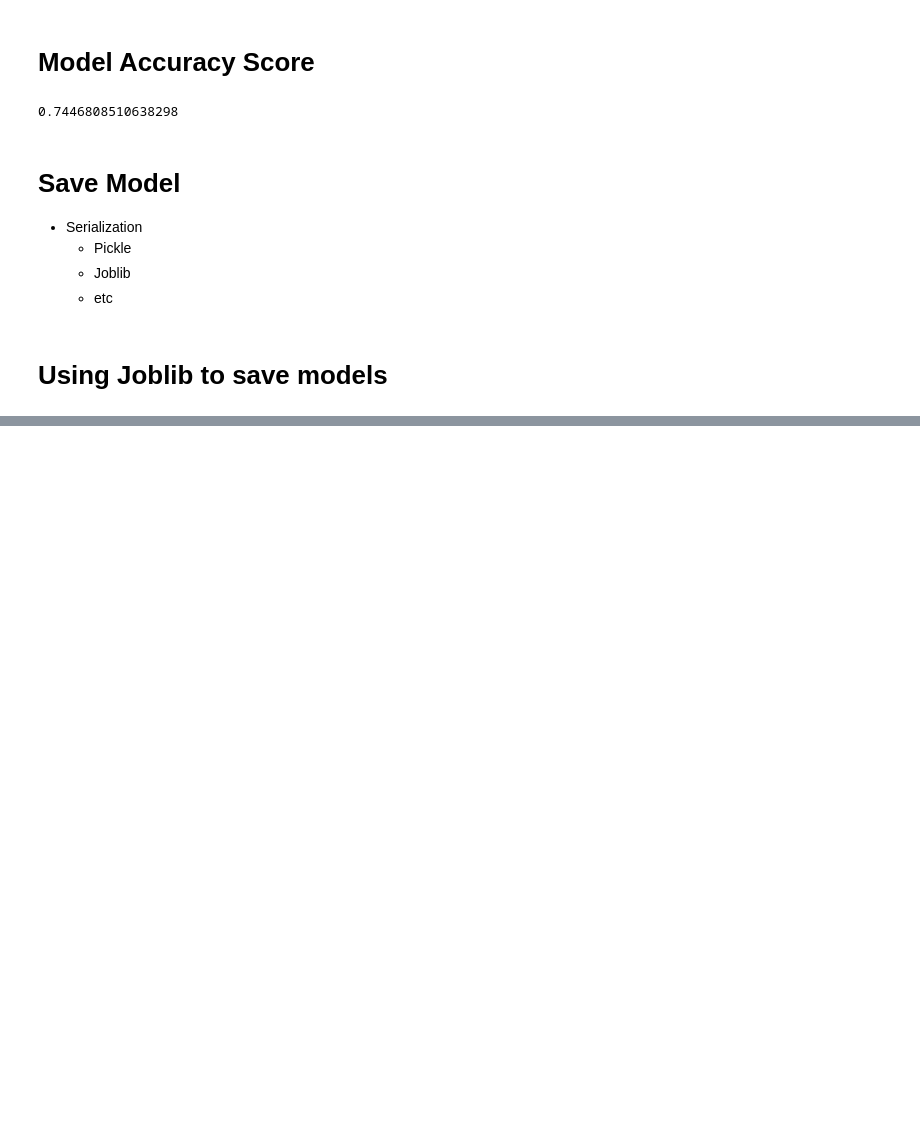
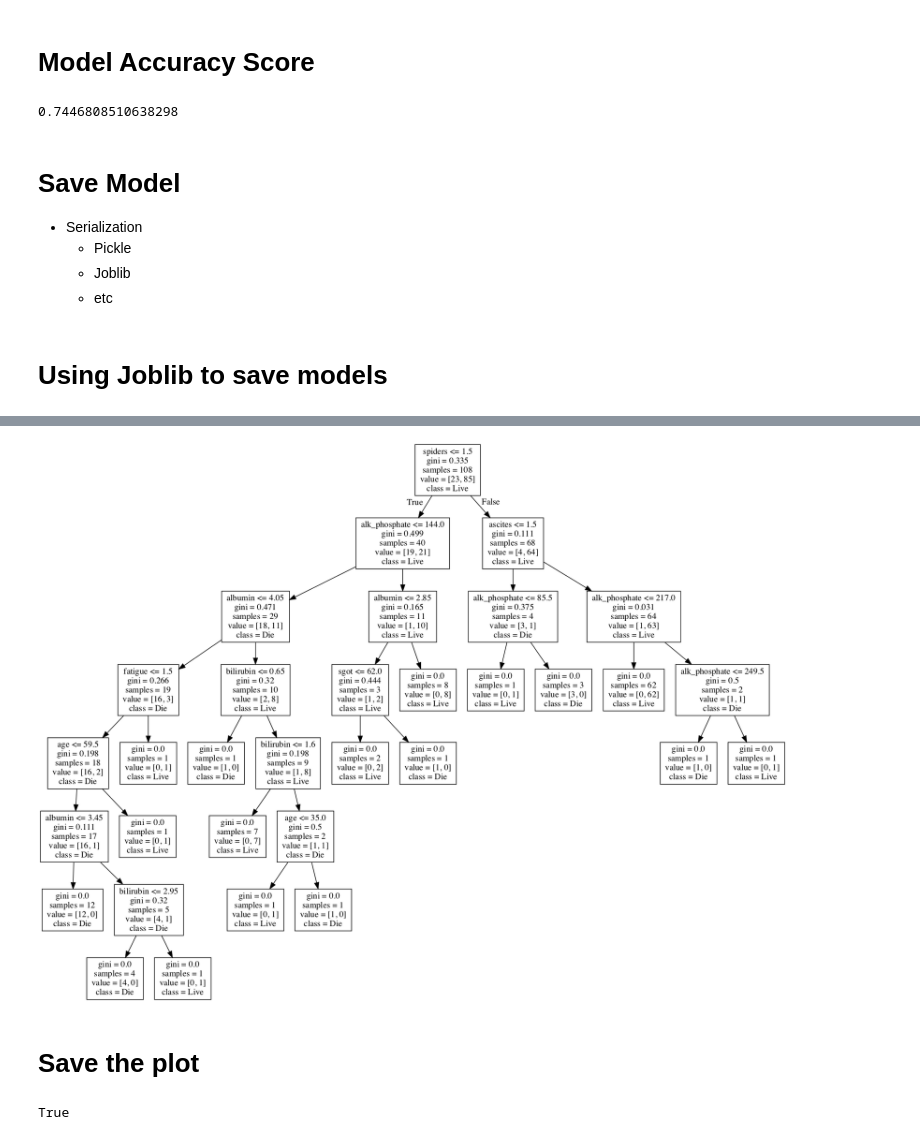
Before and after one commit to code-JOA/Predicting_Hepatitis_Mortality_Rate, a Jupyter notebook: Hepatitis_Mortality_Prediction.ipynb, the cells around one changed output, grey strips where cells are left out. Saved outputs shown, nothing was run; the diff lists cells and outputs as text; code cells hidden in the pictures; blank space fills up the shorter version.

Commit message:
decision tree model and image of plot

```diff
--- a/Hepatitis_Mortality_Prediction.ipynb
+++ b/Hepatitis_Mortality_Prediction.ipynb
@@ -936,0 +945,4 @@ model_file_clf
+# %%
+feature_names_best = X_best_features.columns
+# %%
+target_names = ['Die','Live']
@@ -936,0 +951,2 @@ model_file_clf
+# %%
+dot_data = tree.export_graphviz(clf , out_file=None , feature_names = feature_names_best , class_names = target_names)
@@ -936,0 +955,12 @@ model_file_clf
+# %%
+graph = pydotplus.graph_from_dot_data(dot_data)
+# %%
+Image(graph.create_png())
+# %% [output]
+[figure, added]
+# %% [markdown]
+# Save the plot
+# %%
+graph.write_png("hep_decision_tree_plot.png")
+# %% [output]
+True
```
Also changed, not shown: parts of 6 cells of this notebook, 4 other files.
